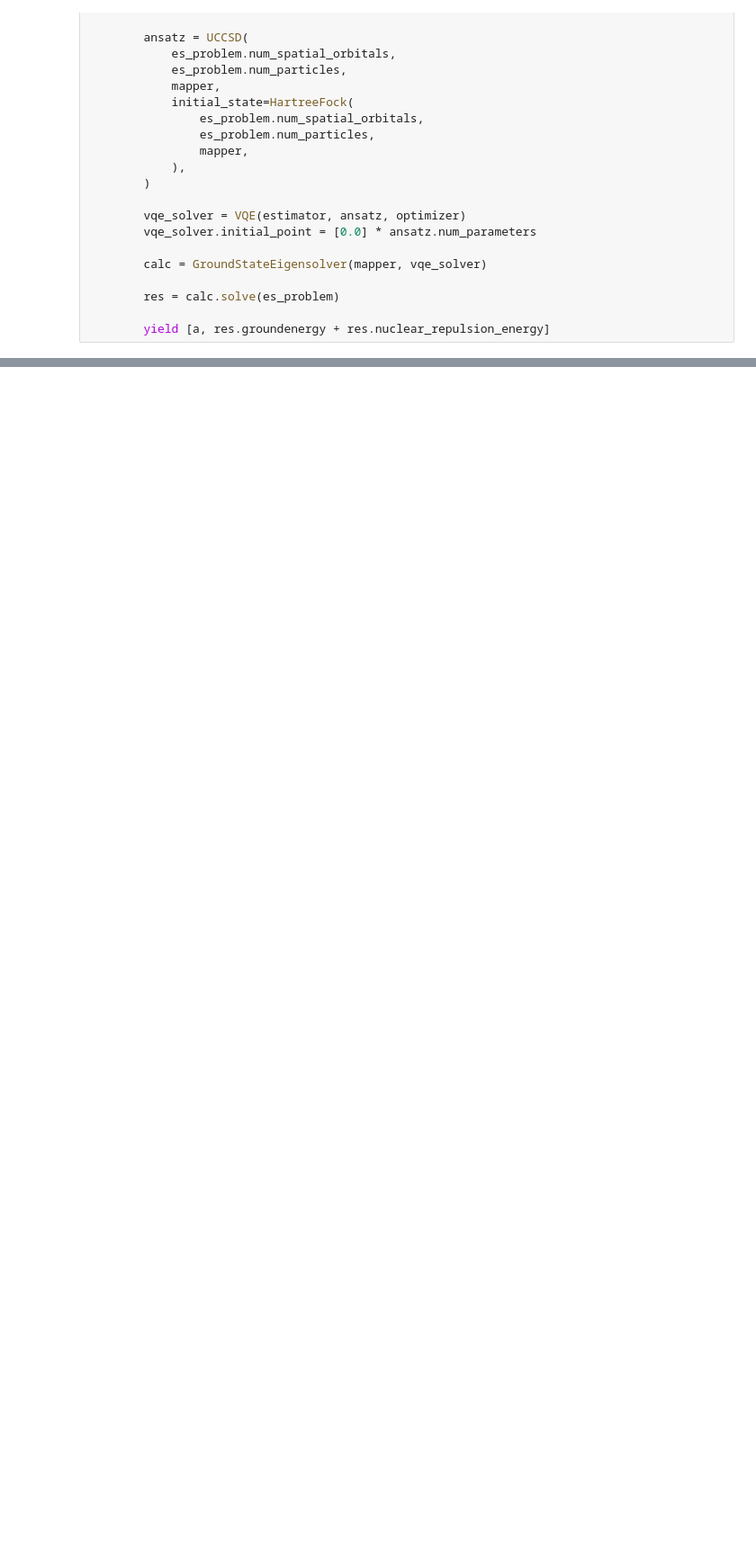
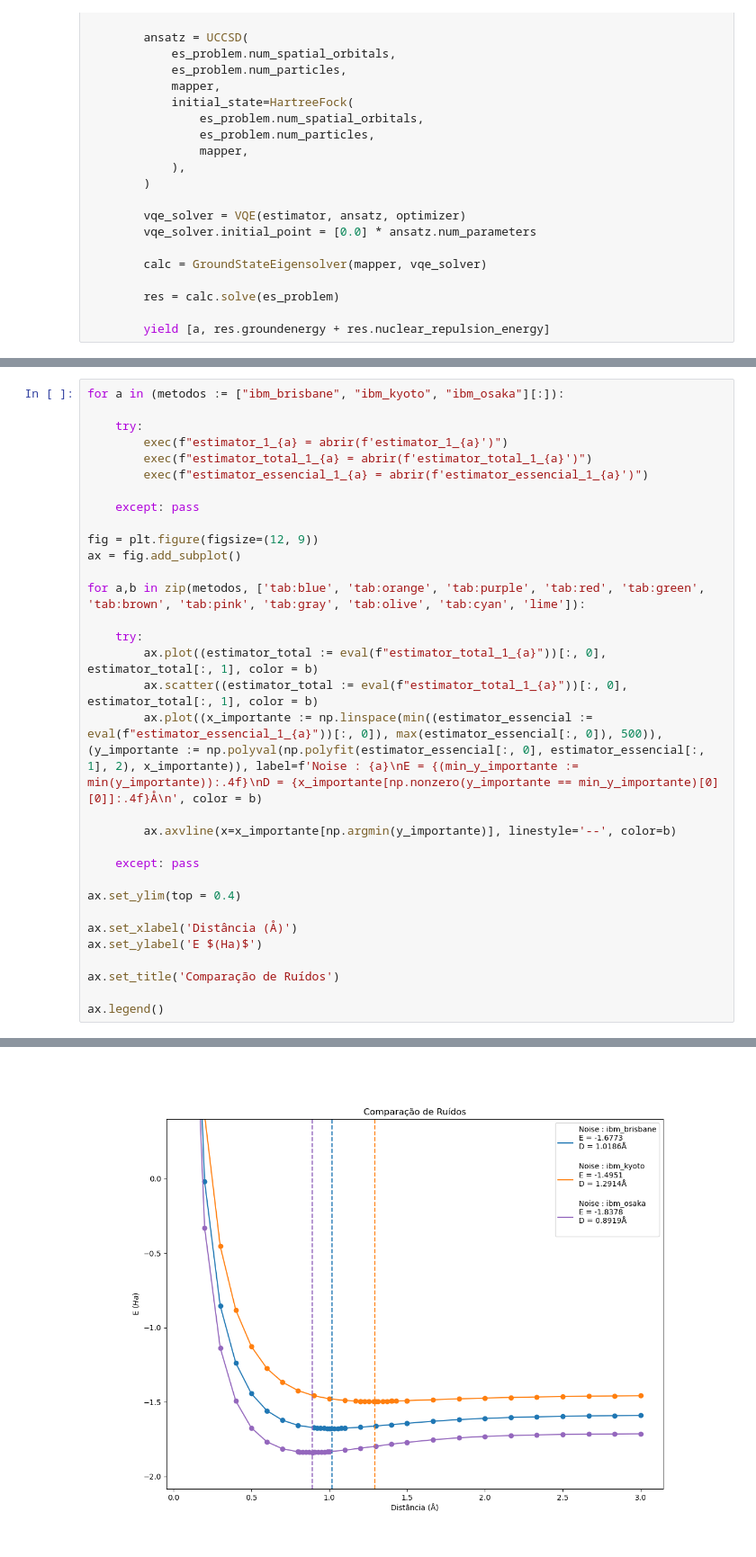
Before and after one commit to Gtortoretto/Quantum-Computing, a Jupyter notebook: Códigos/Gabriel/GroundState6/qiskit_groundstate_6.ipynb, the cells around one changed output, grey strips where cells are left out. Shown at 90% size. Drawn from its saved outputs; the diff is of its cells as text; blank space fills up the shorter version.

```diff
--- a/Códigos/Gabriel/GroundState6/qiskit_groundstate_6.ipynb
+++ b/Códigos/Gabriel/GroundState6/qiskit_groundstate_6.ipynb
@@ -239,0 +303,33 @@ ImportError: cannot import name 'FakeVigo' from 'qiskit.providers.fake_provider'
+# %%
+for a in (metodos := ["ibm_brisbane", "ibm_kyoto", "ibm_osaka"][:]):
+
+    try:
+        exec(f"estimator_1_{a} = abrir(f'estimator_1_{a}')")
+        exec(f"estimator_total_1_{a} = abrir(f'estimator_total_1_{a}')")
+        exec(f"estimator_essencial_1_{a} = abrir(f'estimator_essencial_1_{a}')")
+
+    except: pass
+
+fig = plt.figure(figsize=(12, 9))
+ax = fig.add_subplot()
+
+for a,b in zip(metodos, ['tab:blue', 'tab:orange', 'tab:purple', 'tab:red', 'tab:green', 'tab:brown', 'tab:pink', 'tab:gray', 'tab:olive', 'tab:cyan', 'lime']):
+
+    try:
+        ax.plot((estimator_total := eval(f"estimator_total_1_{a}"))[:, 0], estimator_total[:, 1], color = b)
+        ax.scatter((estimator_total := eval(f"estimator_total_1_{a}"))[:, 0], estimator_total[:, 1], color = b)
+        ax.plot((x_importante := np.linspace(min((estimator_essencial := eval(f"estimator_essencial_1_{a}"))[:, 0]), max(estimator_essencial[:, 0]), 500)), (y_importante := np.polyval(np.polyfit(estimator_essencial[:, 0], estimator_essencial[:, 1], 2), x_importante)), label=f'Noise : {a}\nE = {(min_y_importante := min(y_importante)):.4f}\nD = {x_importante[np.nonzero(y_importante == min_y_importante)[0][0]]:.4f}Å\n', color = b)
+
+        ax.axvline(x=x_importante[np.argmin(y_importante)], linestyle='--', color=b)
+
+    except: pass
+
+ax.set_ylim(top = 0.4)
+
+ax.set_xlabel('Distância (Å)')
+ax.set_ylabel('E $(Ha)$')
+
+ax.set_title('Comparação de Ruídos')
+
+ax.legend()
+# %% [output]
@@ -239,0 +337 @@ ImportError: cannot import name 'FakeVigo' from 'qiskit.providers.fake_provider'
+[figure, added]
```
Also changed, not shown: parts of 10 cells of this notebook, 20 other files.
